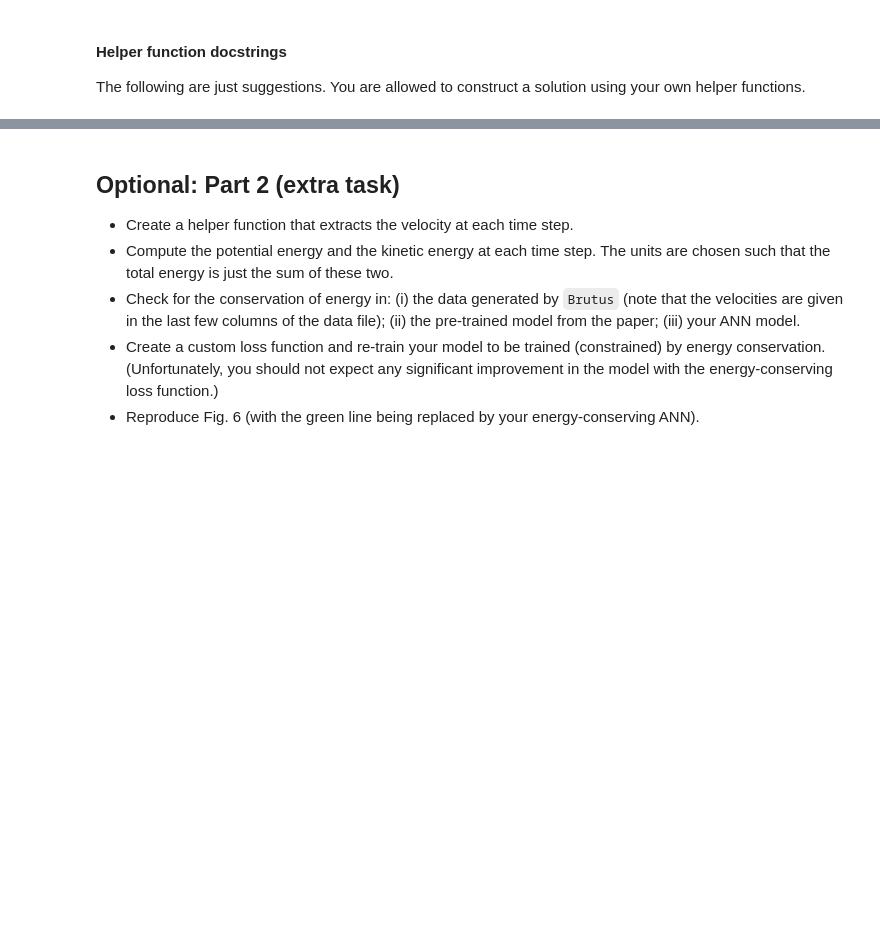
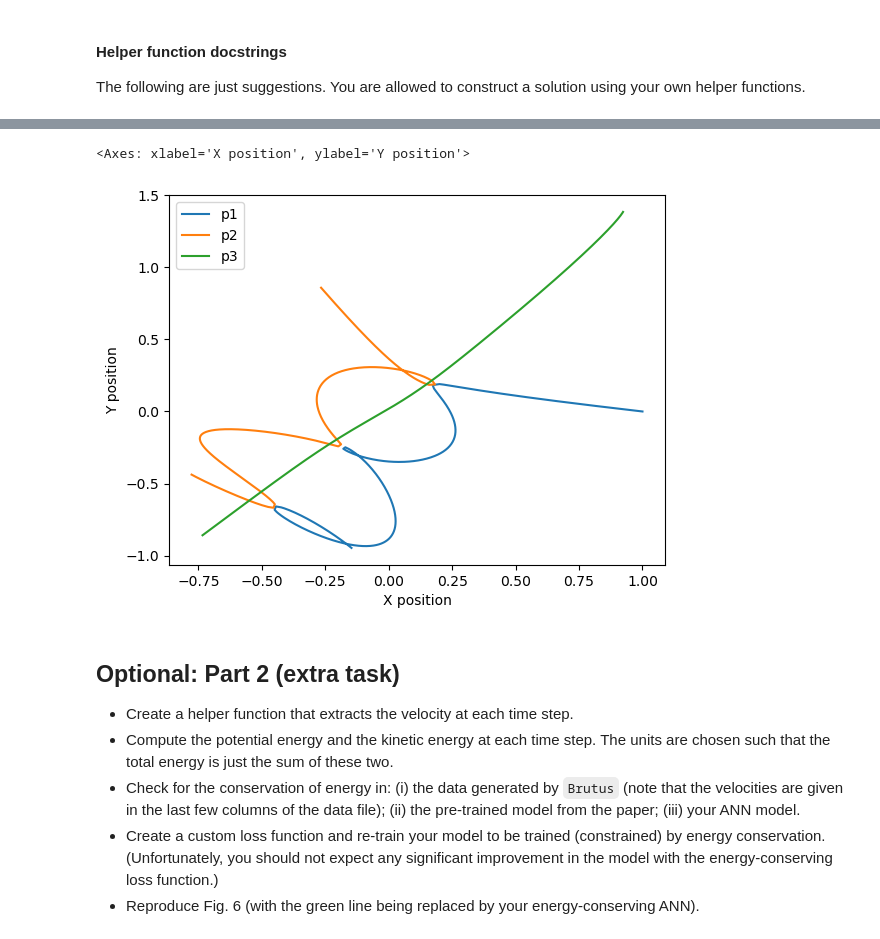
Before and after one commit to wonder-coconut/tif285_project_2, a Jupyter notebook: TIF285_Project2.ipynb, the cells around one changed output, grey strips where cells are left out. Drawn from its saved outputs; the diff is of its cells as text; code cells hidden in the pictures; blank space fills up the shorter version.

```diff
--- a/TIF285_Project2.ipynb
+++ b/TIF285_Project2.ipynb
@@ -230,7 +186,19 @@ def get_trajectories(pred):
                              of time steps and the two columns for each array give
                              the positions of the three particles (p1, p2, p3)
     """
-    raise NotImplementedError
+    x1 = pred[:,0]
+    y1 = pred[:,1]
+    x2 = pred[:,2]
+    y2 = pred[:,3]
+    x3 = -x1-x2
+    y3 = -y1-y2
+
+    p1 = np.column_stack((x1,y1))
+    p2 = np.column_stack((x2,y2))
+    p3 = np.column_stack((x3,y3))
+
+    return (p1,p2,p3)
+    #raise NotImplementedError
 # %%
 def plot_trajectories(p1, p2, p3, ax=None, **kwargs):
     """
@@ -246,7 +214,33 @@ def plot_trajectories(p1, p2, p3, ax=None, **kwargs):
     Returns:
         ax: Axes object
     """
-    raise NotImplementedError
+    if ax is None:
+        fig, ax = plt.subplots()
+
+    x1 = p1[:,0]
+    y1 = p1[:,1]
+    x2 = p2[:,0]
+    y2 = p2[:,1]
+    x3 = p3[:,0]
+    y3 = p3[:,1]
+
+    ax.plot(x1, y1, label="p1", **kwargs)
+    ax.plot(x2, y2, label="p2", **kwargs)
+    ax.plot(x3, y3, label="p3", **kwargs)
+
+    ax.set_xlabel('X position')
+    ax.set_ylabel('Y position')
+    ax.legend()
+
+    return ax
+    #raise NotImplementedError
+# %%
+x,y = get_data(0)
+trajectory = get_trajectories(y)
+plot_trajectories(trajectory[0],trajectory[1],trajectory[2])
+# %% [output]
+<Axes: xlabel='X position', ylabel='Y position'>
+[figure, added]
 # %% [markdown]
 ## Optional: Part 2 (extra task)
 * Create a helper function that extracts the velocity at each time step.
```
Also changed, not shown: parts of 4 cells of this notebook.
